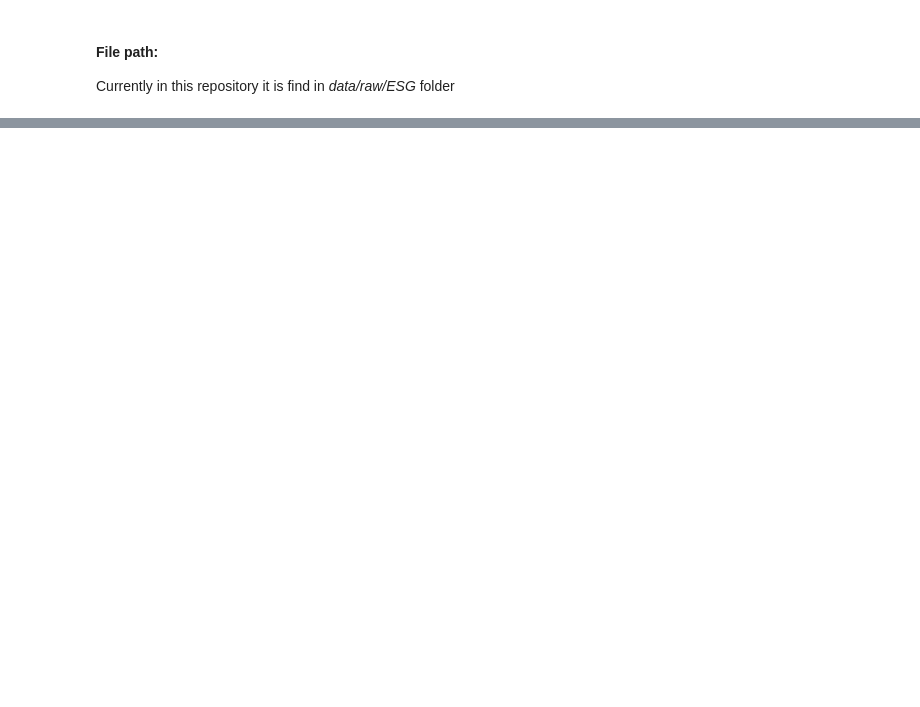
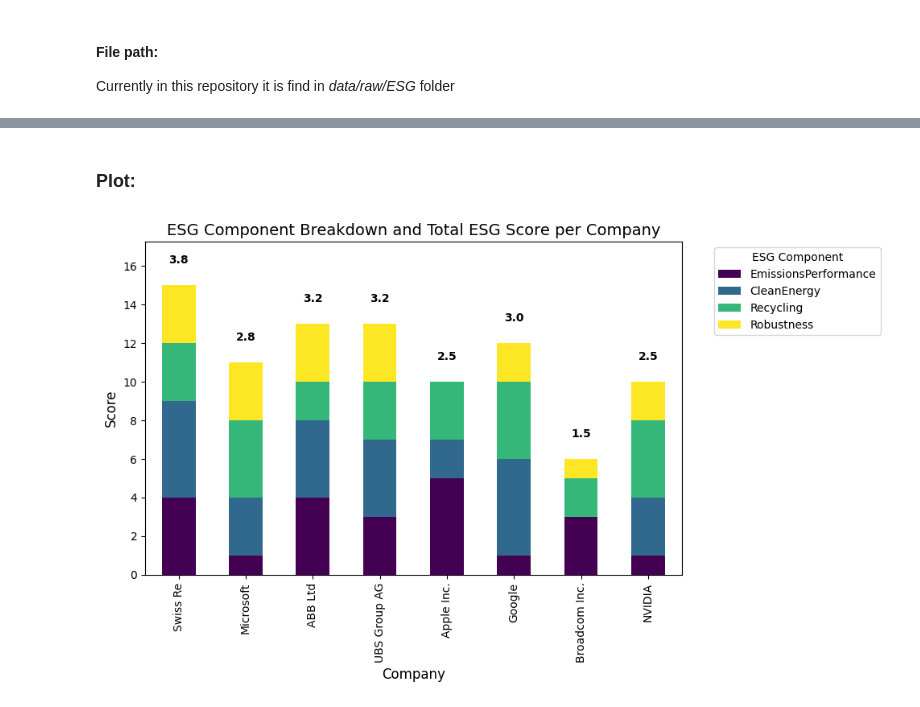
Before and after one commit to cteufel13/FinRAG, a Jupyter notebook: notebooks/ESG_Gemini.ipynb, the cells around one changed output, grey strips where cells are left out. Drawn from its saved outputs; the diff is of its cells as text; code cells hidden in the pictures; blank space fills up the shorter version.

Commit message:
Finished ESG Metric Pipeline with exclusively LLMs

````diff
--- a/notebooks/ESG_Gemini.ipynb
+++ b/notebooks/ESG_Gemini.ipynb
@@ -144,9 +156,9 @@ The rest is then in nice json format that we use for our metric. This will be do
 After we received the output text we need to make sure we can saved it to a json file, since this is the filetype we are going to be going with.
 For this we will be using _json5_ as a tolerant json laoder and _ast_ as our string to json converter.
 # %%
-# import json5
-# import json
-# import ast
-# clean_json_string = ast.literal_eval(f"'''{output_text}'''")
-# parsed_json = json5.loads(clean_json_string)
+import json5
+import json
+import ast
+clean_json_string = ast.literal_eval(f"'''{output_text}'''")
+parsed_json = json5.loads(clean_json_string)
 # %%
@@ -164,0 +347,19 @@ pipeline.run()
+# %%
+files = os.listdir('../data/processed/ESG')
+
+output = []
+
+for file in files:
+    with open(f'../data/processed/ESG/{file}', 'r') as f:
+        json_data = f.read()
+
+    metric = pipeline.retrieve(prompt=prompt_metric.format(document_text=json_data))
+    output.append(metric)
+# %%
+import ast
+import json5
+
+metrics_text = [metric.text.replace("```json", "").replace("```", "") for metric in output]
+metrics_text = [ast.literal_eval(f"'''{text}'''") for text in metrics_text]
+metrics_text = [json5.loads(text) for text in metrics_text]
+metrics_text
@@ -164,0 +384,2 @@ pipeline.run()
+# %% [markdown]
+### Plot:
@@ -164,0 +437,4 @@ pipeline.run()
+# %%
+plot_ESG_metric(metrics_text)
+# %% [output]
+[figure, added]
````
Also changed, not shown: parts of 19 cells of this notebook, 2 other files.
